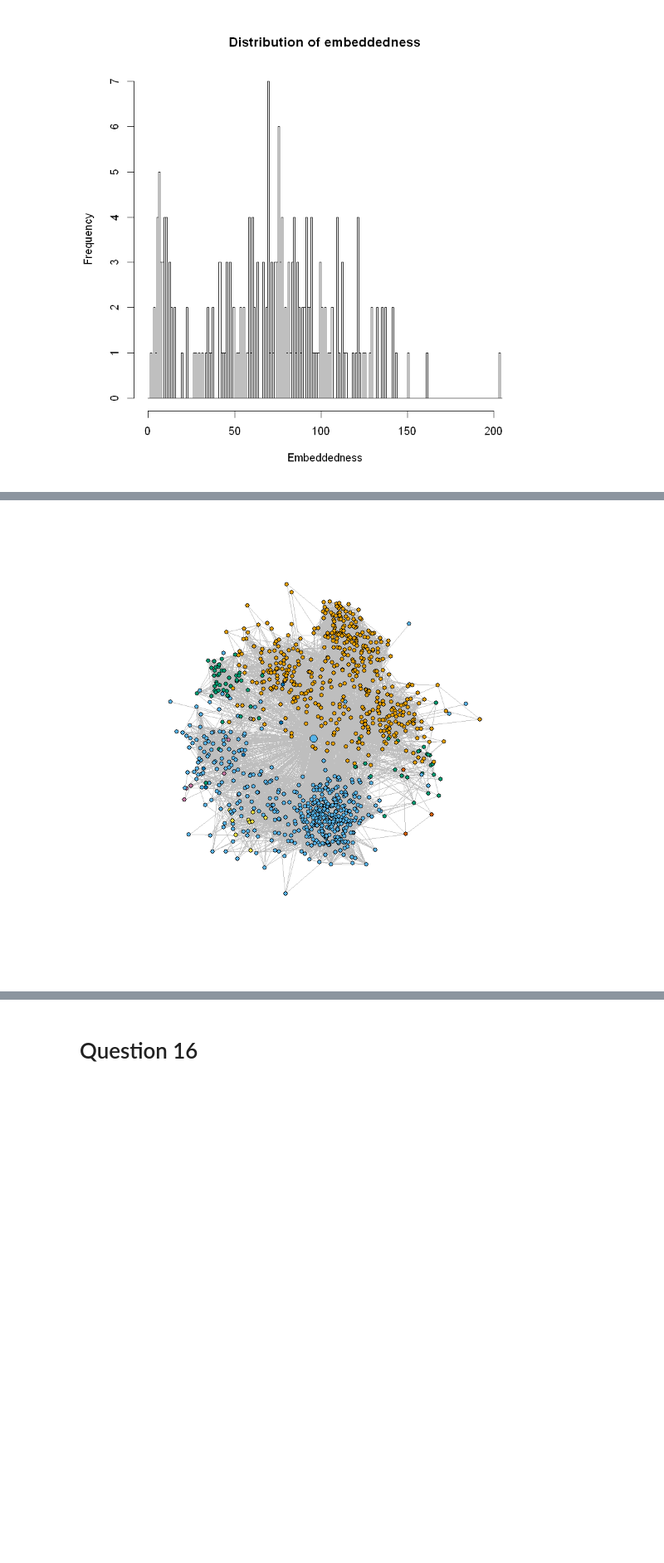
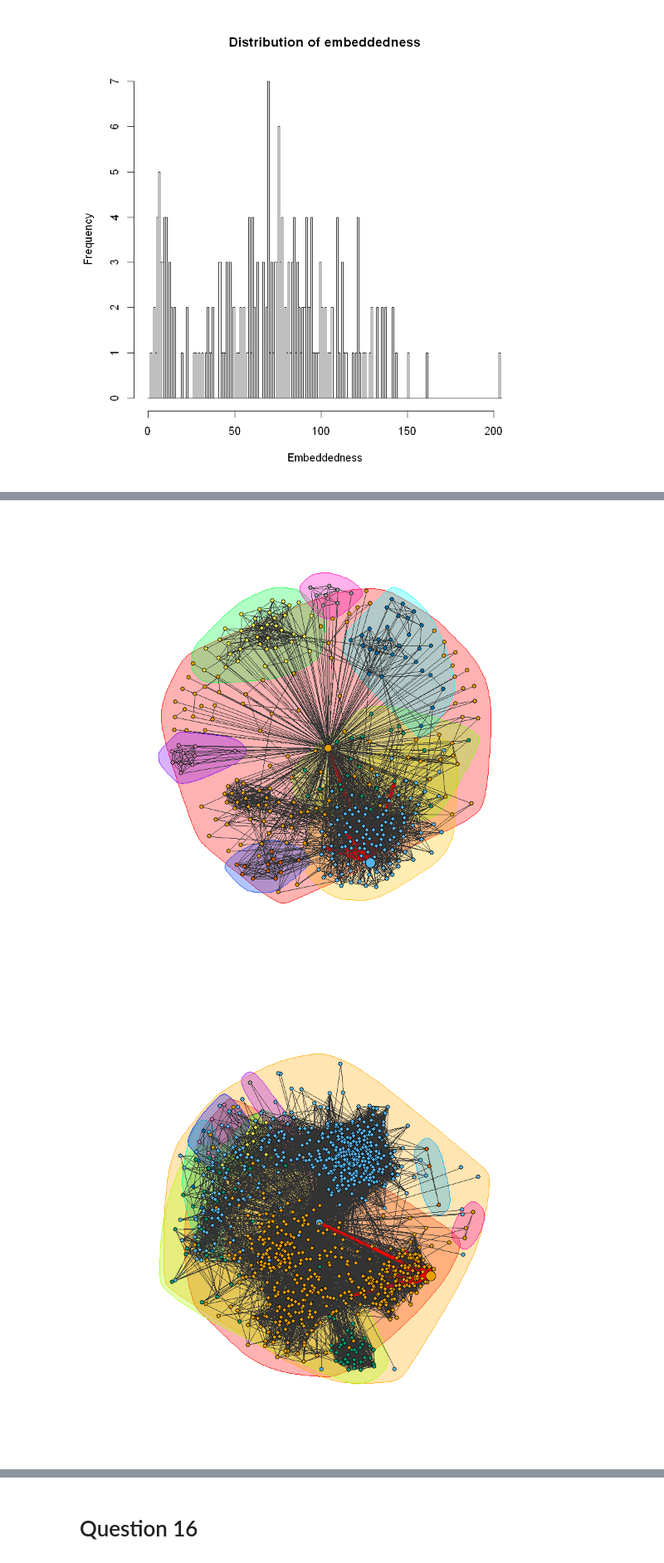
Before and after one commit to maithilibhide/ECE232, a Jupyter notebook: Project2/Facebook.ipynb, the cells around one changed output, grey strips where cells are left out. Shown at 83% size. Cells and saved outputs as stored; diff of their text form; code cells hidden in the pictures; blank space fills up the shorter version.

```diff
--- a/Project2/Facebook.ipynb
+++ b/Project2/Facebook.ipynb
@@ -280,22 +304,17 @@ for (core_node in core_list){
 # %%
-#core_list = c(1,108,349,484,1087)
-core_list = c(1)
+core_list = c(1,108,349,484,1087)
 for (core_node in core_list){
     neighbors = unlist(ego(graph, order=1, nodes = core_node, mode = "all"))
     personal_net = induced_subgraph(graph, vids = as.character(neighbors))
-    embed_list <- c()
     dispersion_list <- c()
     cn = V(personal_net)[V(personal_net)$name==core_node]
     for (i in neighbors){
         neighbor = V(personal_net)[V(personal_net)$name==i]
         if(neighbor!=cn){
-            embed_list <- c(embed_list,embeddedness(personal_net,cn,neighbor))
             dispersion_list <- c(dispersion_list,dispersion(personal_net,cn,neighbor))
         }
     }
-    hist(embed_list, breaks = seq(from = 0, to = max(embed_list) + 1, by = 1),
-         main = 'Distribution of embeddedness', xlab = "Embeddedness")
-    hist(dispersion_list, breaks=50,
+    hist(dispersion_list, breaks = 100,
          main = 'Distribution of dispersion', xlab = "Dispersion")
 }
 # %% [output]
@@ -304,31 +328,30 @@ for (core_node in core_list){
 # %%
-#core_list = c(1,108,349,484,1087)
-core_list = c(108)
+core_list = c(1,108,349,484,1087)
 for (core_node in core_list){
     neighbors = unlist(ego(graph, order=1, nodes = core_node, mode = "all"))
     personal_net = induced_subgraph(graph, vids = as.character(neighbors))
     dispersion_list <- c()
     cn = V(personal_net)[V(personal_net)$name==core_node]
     for (i in neighbors){
         neighbor = V(personal_net)[V(personal_net)$name==i]
         if(neighbor!=cn){
             dispersion_list <- c(dispersion_list,dispersion(personal_net,cn,neighbor))
         }
     }
-    dispersion_list[mapply(is.infinite, dispersion_list)] = 0
     max_disp = max(dispersion_list)
     max_disp_node = V(personal_net)$name[which(dispersion_list == max(dispersion_list))]
     comm = cluster_fast_greedy(personal_net)
     vertex_size = (V(personal_net)$name==core_node)*2+3
     vertex_size[which(V(personal_net)$name==max_disp_node)] = 7
     vertex_color = comm$membership
     vertex_color[which(V(personal_net)$name==max_disp_node)]='red'
-    edge_color = rep("grey", length(E(personal_net)))
+    edge_color = rep("gray20", length(E(personal_net)))
     edge_color[which(get.edgelist(personal_net)[,1] == max_disp_node|get.edgelist(personal_net)[,2] == max_disp_node)] = "red"
     edge_width = rep(0.5, length(E(personal_net)))
     edge_width[which(get.edgelist(personal_net)[,1] == max_disp_node|get.edgelist(personal_net)[,2] == max_disp_node)] = 5
-    plot(personal_net,vertex.label=NA,vertex.size=vertex_size,vertex.color=vertex_color,edge.color = edge_color,
+    plot(comm,personal_net,vertex.label=NA,vertex.size=vertex_size,vertex.color=vertex_color,edge.color = edge_color,
          edge.width=edge_width, layout = layout.fruchterman.reingold)
 }
 # %% [output]
-[figure, old version]
+[figure, new version]
+[figure, added]
```
Also changed, not shown: parts of 12 cells of this notebook.
